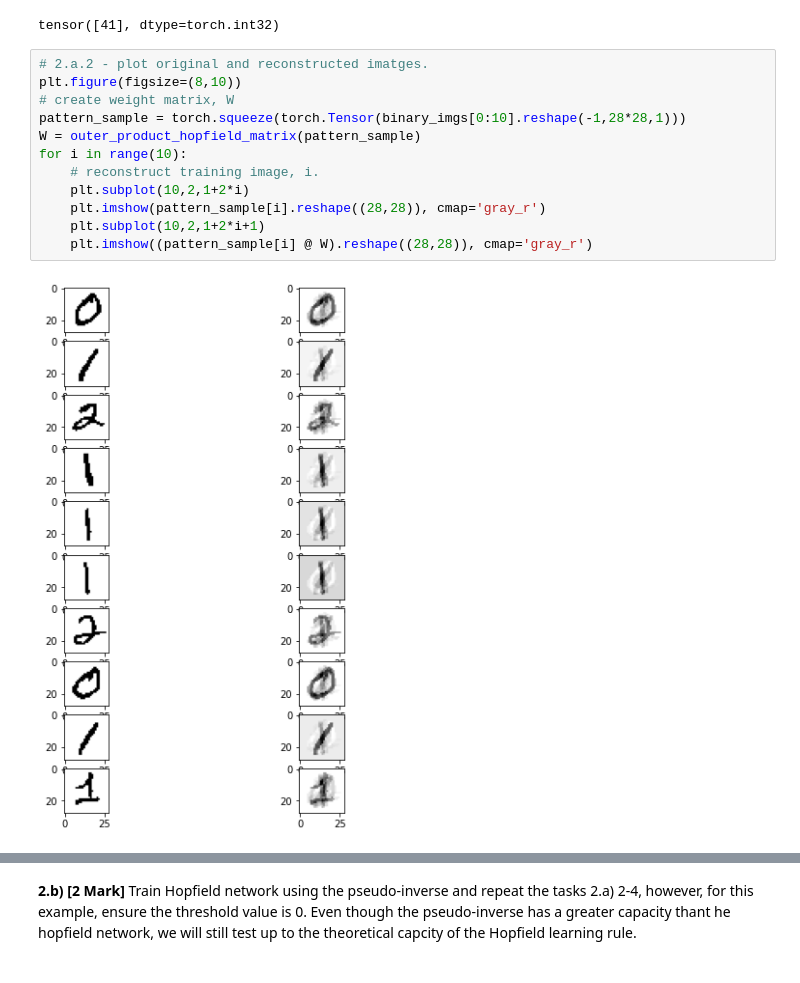
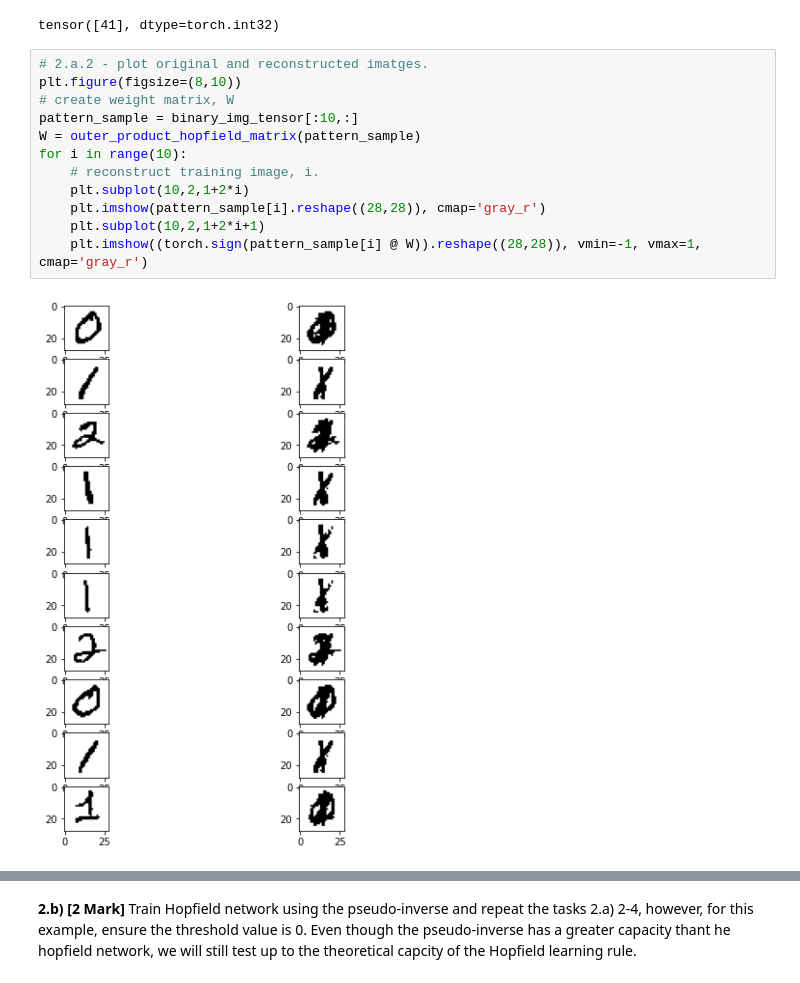
Before and after one commit to borealis31/SYDE552, a Jupyter notebook: Assignment 3/syde552-assignment3.ipynb, the cells around one changed output, grey strips where cells are left out. Cells and saved outputs as stored; diff of their text form.

```diff
--- a/Assignment 3/syde552-assignment3.ipynb
+++ b/Assignment 3/syde552-assignment3.ipynb
@@ -184,17 +193,17 @@ tensor([41], dtype=torch.int32)
 # %%
 # 2.a.2 - plot original and reconstructed imatges.
 plt.figure(figsize=(8,10))
 # create weight matrix, W
-pattern_sample = torch.squeeze(torch.Tensor(binary_imgs[0:10].reshape(-1,28*28,1)))
+pattern_sample = binary_img_tensor[:10,:]
 W = outer_product_hopfield_matrix(pattern_sample)
 for i in range(10):
     # reconstruct training image, i.
     plt.subplot(10,2,1+2*i)
     plt.imshow(pattern_sample[i].reshape((28,28)), cmap='gray_r')
     plt.subplot(10,2,1+2*i+1)
-    plt.imshow((pattern_sample[i] @ W).reshape((28,28)), cmap='gray_r')
+    plt.imshow((torch.sign(pattern_sample[i] @ W)).reshape((28,28)), vmin=-1, vmax=1, cmap='gray_r')
 # %% [output]
-[figure, old version]
+[figure, new version]
 # %%
 # 2.a.3 - Plot training and test error
 
```
Also changed, not shown: parts of 27 cells of this notebook, 7 other files.
